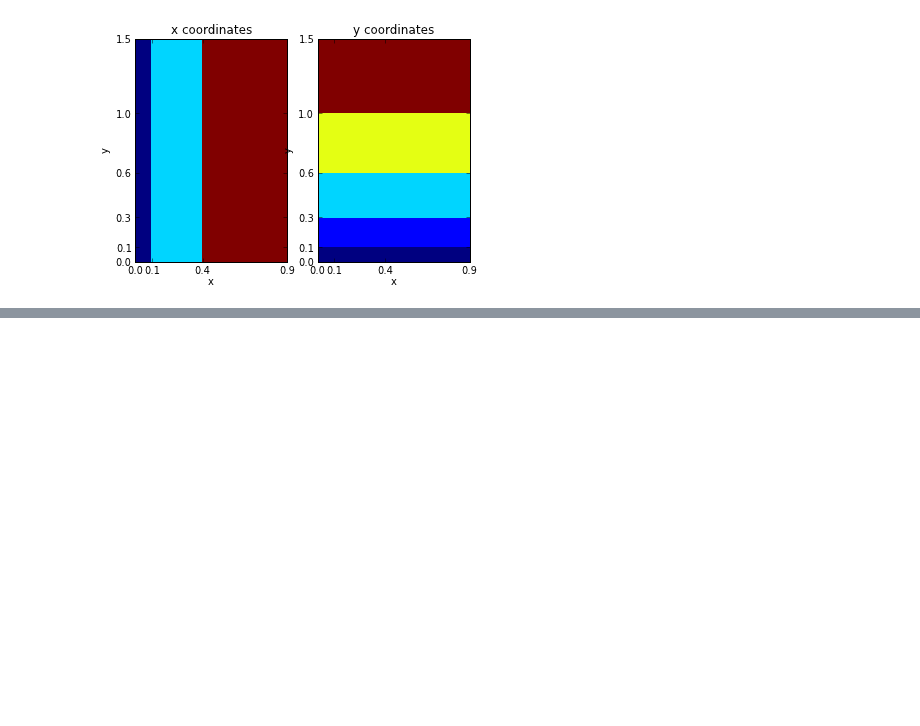
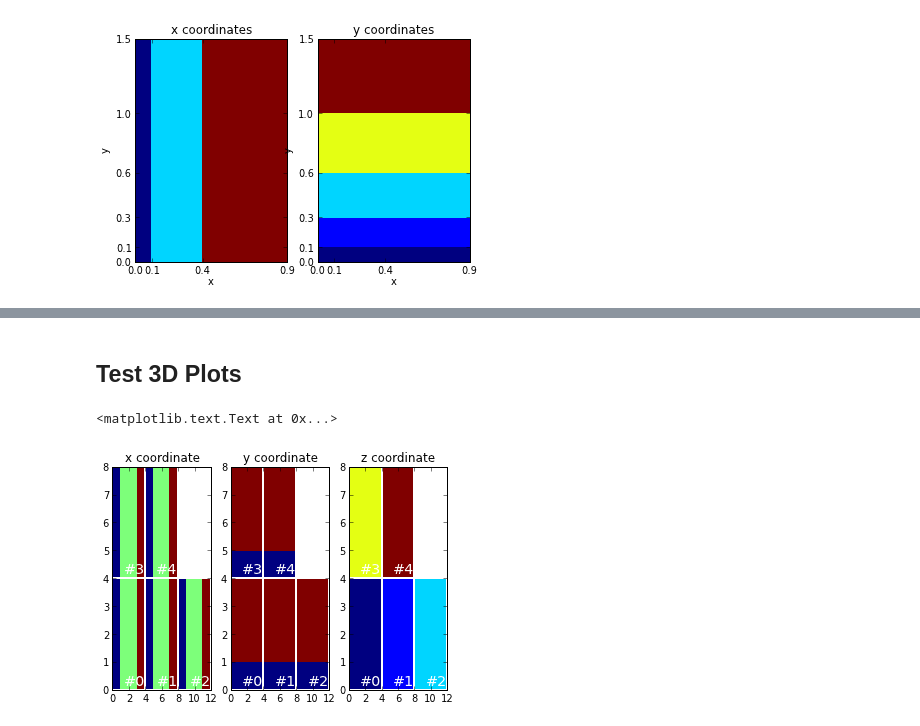
Before and after one commit to simpeg/simpeg, a Jupyter notebook: notebooks/exPlotImage2D.ipynb, the cells around one changed output, grey strips where cells are left out. Saved outputs shown, nothing was run; the diff lists cells and outputs as text; code cells hidden in the pictures; blank space fills up the shorter version.

Commit message:
3D plots working!

```diff
--- a/notebooks/exPlotImage2D.ipynb
+++ b/notebooks/exPlotImage2D.ipynb
@@ -52,0 +48,24 @@ SyntaxError: invalid syntax (<ipython-input-8-2ecb5b820872>, line 2)
+# %% [markdown]
+## Test 3D Plots
+# %%
+x0 = np.zeros(3)
+h1 = np.linspace(.1,.5,3)
+h1 = np.r_[1,2,1]
+h2 = np.r_[1,3]
+h3 = np.linspace(.1,.5,5)
+
+mesh = TensorMesh([h1,h2,h3],x0)
+# %%
+ax1 = ax=subplot(131)
+ax2 = ax=subplot(132)
+ax3 = ax=subplot(133)
+a1 = mesh.plotImage(mesh.gridCC[:,0],ax=ax1)
+a2 = mesh.plotImage(mesh.gridCC[:,1],ax=ax2)
+a3 = mesh.plotImage(mesh.gridCC[:,2],ax=ax3)
+
+ax1.set_title('x coordinate')
+ax2.set_title('y coordinate')
+ax3.set_title('z coordinate')
+# %% [output]
+<matplotlib.text.Text at 0x...>
+[figure, added]
```
Also changed, not shown: parts of 3 cells of this notebook, 1 other file.
